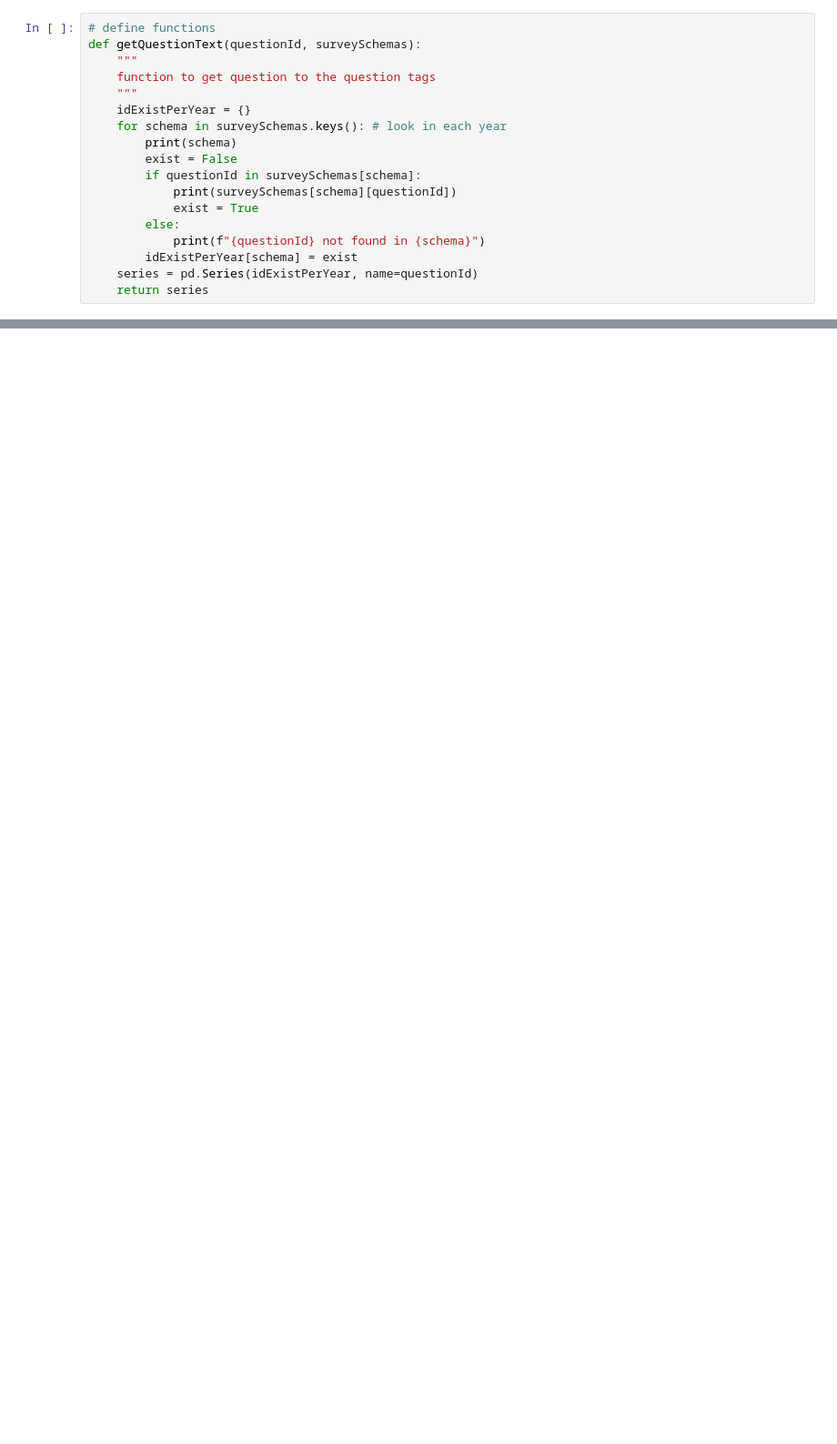
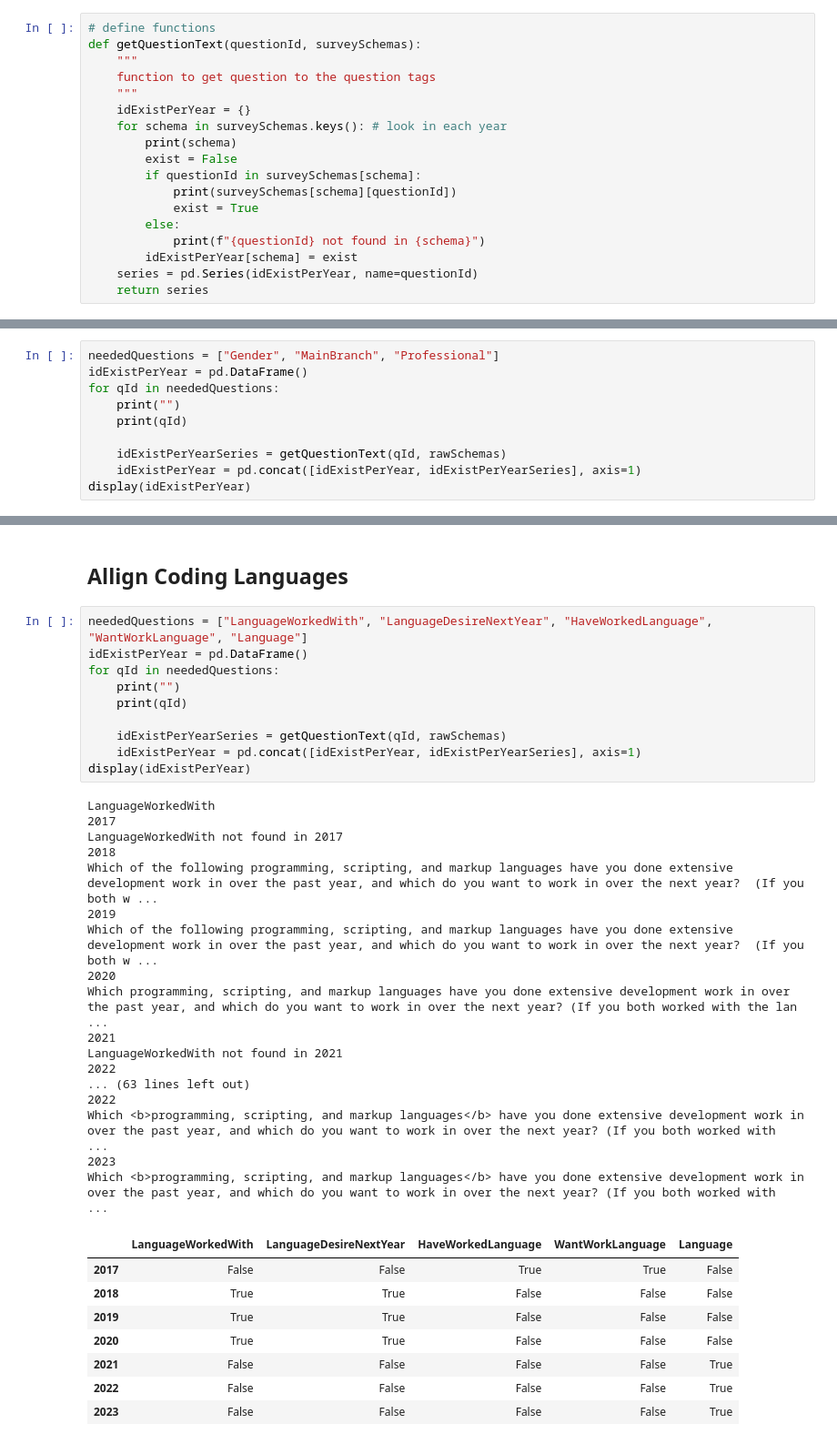
Before and after one commit to ninaschelter/Udacity-Projekt1, a Jupyter notebook: gender_analysis.ipynb, the cells around one changed output, grey strips where cells are left out. Shown: that part at 91% size. Drawn from its saved outputs; the diff is of its cells as text; blank space fills up the shorter version.

```diff
--- a/gender_analysis.ipynb
+++ b/gender_analysis.ipynb
@@ -279,0 +306,10 @@ fig.show()
+# %%
+neededQuestions = ["Gender", "MainBranch", "Professional"]
+idExistPerYear = pd.DataFrame()
+for qId in neededQuestions:
+    print("")
+    print(qId)
+
+    idExistPerYearSeries = getQuestionText(qId, rawSchemas)
+    idExistPerYear = pd.concat([idExistPerYear, idExistPerYearSeries], axis=1)
+display(idExistPerYear)
@@ -279,0 +440,38 @@ fig.show()
+# %% [markdown]
+## Allign Coding Languages
+# %%
+neededQuestions = ["LanguageWorkedWith", "LanguageDesireNextYear", "HaveWorkedLanguage", "WantWorkLanguage", "Language"]
+idExistPerYear = pd.DataFrame()
+for qId in neededQuestions:
+    print("")
+    print(qId)
+
+    idExistPerYearSeries = getQuestionText(qId, rawSchemas)
+    idExistPerYear = pd.concat([idExistPerYear, idExistPerYearSeries], axis=1)
+display(idExistPerYear)
+# %% [output]
+LanguageWorkedWith
+2017
+LanguageWorkedWith not found in 2017
+2018
+Which of the following programming, scripting, and markup languages have you done extensive development work in over the past year, and which do you want to work in over the next year?  (If you both w ...
+2019
+Which of the following programming, scripting, and markup languages have you done extensive development work in over the past year, and which do you want to work in over the next year?  (If you both w ...
+2020
+Which programming, scripting, and markup languages have you done extensive development work in over the past year, and which do you want to work in over the next year? (If you both worked with the lan ...
+2021
+LanguageWorkedWith not found in 2021
+2022
+... (63 lines left out)
+2022
+Which <b>programming, scripting, and markup languages</b> have you done extensive development work in over the past year, and which do you want to work in over the next year? (If you both worked with  ...
+2023
+Which <b>programming, scripting, and markup languages</b> have you done extensive development work in over the past year, and which do you want to work in over the next year? (If you both worked with  ...
+|  | LanguageWorkedWith | LanguageDesireNextYear | HaveWorkedLanguage | WantWorkLanguage | Language |
+| 2017 | False | False | True | True | False |
+| 2018 | True | True | False | False | False |
+| 2019 | True | True | False | False | False |
+| 2020 | True | True | False | False | False |
+| 2021 | False | False | False | False | True |
+| 2022 | False | False | False | False | True |
+| 2023 | False | False | False | False | True |
```
Also changed, not shown: parts of 44 cells of this notebook, 2 other files.
